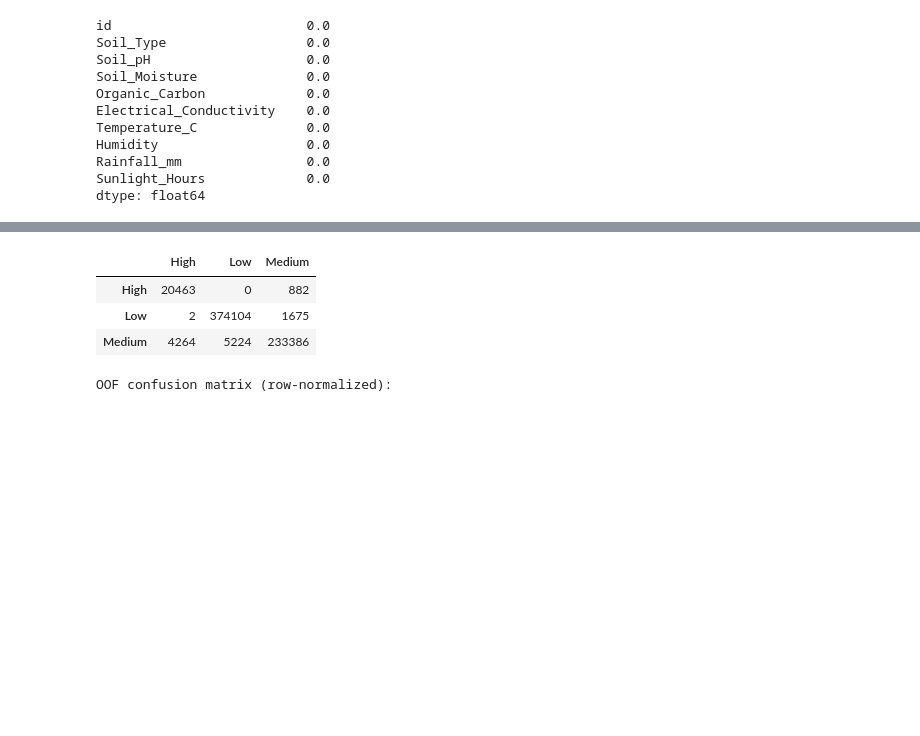
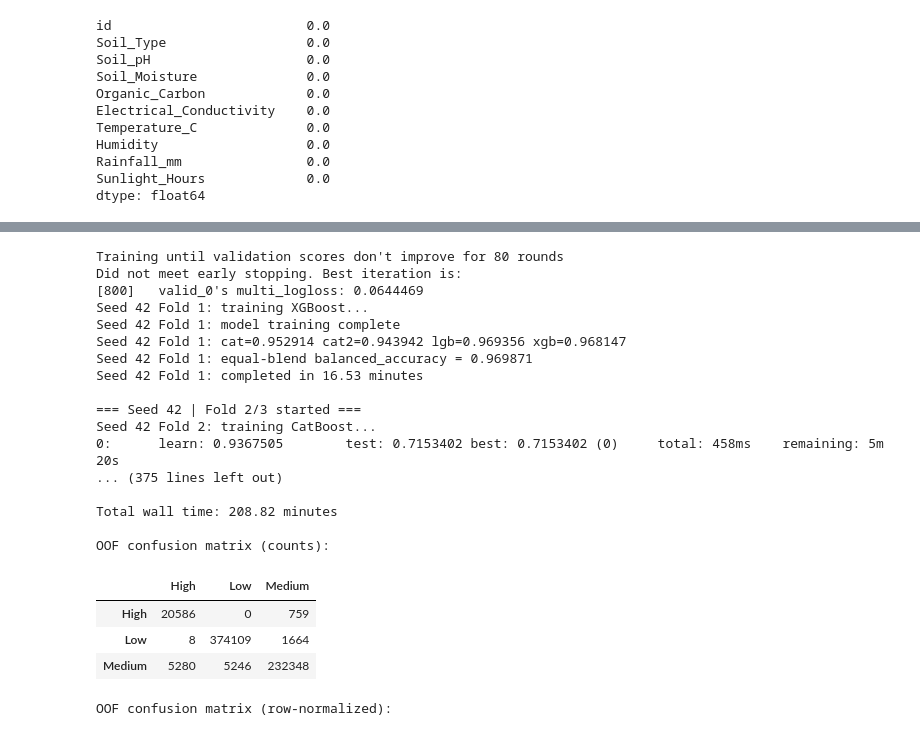
Before and after one commit to oivler/kaggle-predicting-irrigation-need, a Jupyter notebook: model.ipynb, the cells around one changed output, grey strips where cells are left out. Drawn from its saved outputs; the diff is of its cells as text; code cells hidden in the pictures; blank space fills up the shorter version.

```diff
--- a/model.ipynb
+++ b/model.ipynb
@@ -201,6 +208,18 @@ def add_engineered_features(df):
     out["feat_ph_moisture"] = out["Soil_pH"] * out["Soil_Moisture"] / 100.0
     out["feat_vpd_proxy"] = out["Temperature_C"] * (1.0 - out["Humidity"] / 100.0)
     return out
+
+
+def add_train_only_log_frequency_features(train_df, test_df, cat_cols):
+    for col in cat_cols:
+        if col not in train_df.columns:
+            continue
+        vc = train_df[col].value_counts()
+        tr = train_df[col].map(vc).fillna(0).astype(np.float64)
+        te = test_df[col].map(vc).fillna(0).astype(np.float64)
+        train_df[f"logfreq_{col}"] = np.log1p(tr)
+        test_df[f"logfreq_{col}"] = np.log1p(te)
+    return train_df, test_df
 
 
 def _fit_te_map(cat_series, y_series, classes, priors, m):
@@ -266,6 +285,11 @@ if USE_ENGINEERED_FEATURES:
     train_df = add_engineered_features(train_df)
     test_df = add_engineered_features(test_df)
 
+if USE_FREQ_FEATURES:
+    train_df, test_df = add_train_only_log_frequency_features(
+        train_df, test_df, FREQ_ENCODE_COLS
+    )
+
 pre_cols = [c for c in train_df.columns if c not in [TARGET, ID_COL, SOURCE_COL]]
 _cat_for_te = [c for c in pre_cols if train_df[c].dtype == "object"]
 if USE_TARGET_ENCODING and len(_cat_for_te) > 0:
@@ -322,7 +346,7 @@ else:
     cat_iters, cat_lr, cat_depth, cat_es, cat_verbose = 700, 0.06, 7, 80, 100
     lgb_est, lgb_lr, lgb_leaves, lgb_es = 800, 0.04, 63, 80
     xgb_est, xgb_lr, xgb_depth, xgb_es = 800, 0.04, 7, 80
-    cat2_iters, cat2_lr, cat2_depth, cat2_es, cat2_verbose = 420, 0.085, 5, 75, 80
+    cat2_iters, cat2_lr, cat2_depth, cat2_es, cat2_verbose = 500, 0.08, 6, 80, 100
 
 
 def build_meta_features(*parts):
@@ -340,6 +364,9 @@ def build_meta_features(*parts):
         ps = np.sort(p, axis=1)
         margin = (ps[:, -1] - ps[:, -2]).reshape(-1, 1)
         blocks.append(margin)
+    stacked = np.stack([np.asarray(p, dtype=np.float64) for p in parts], axis=0)
+    blocks.append(stacked.std(axis=0))
+    blocks.append(np.ptp(stacked, axis=0))
     return np.hstack(blocks)
 
 
@@ -484,7 +511,6 @@ def run_training_phase(train_df_run, phase_name):
                 learning_rate=xgb_lr,
                 max_depth=xgb_depth,
                 min_child_weight=3,
-                gamma=0.04,
                 subsample=0.9,
                 colsample_bytree=0.9,
                 reg_lambda=1.0,
@@ -681,38 +707,6 @@ def run_training_phase(train_df_run, phase_name):
             best_stack_proba_test = cv_meta_test
 
     print(f"Best stacker C: {best_stack_c} with OOF score {best_stack_score:.6f}")
-
-    print("Stacking: LDA meta-learner (OOF) + blend with LR...")
-    lda_oof = np.zeros((len(meta_oof), len(classes)), dtype=np.float64)
-    lda_test = np.zeros((len(meta_test), len(classes)), dtype=np.float64)
-    for stack_fold, (st_tr_idx, st_va_idx) in enumerate(stack_cv.split(meta_oof, y_idx), start=1):
-        sc_lda = StandardScaler()
-        Xtr = sc_lda.fit_transform(meta_oof[st_tr_idx])
-        Xva = sc_lda.transform(meta_oof[st_va_idx])
-        Xt = sc_lda.transform(meta_test)
-        lda = LinearDiscriminantAnalysis(solver="svd")
-        lda.fit(Xtr, y_idx.iloc[st_tr_idx])
-        lda_oof[st_va_idx] = lda.predict_proba(Xva)
-        lda_test += lda.predict_proba(Xt)
-    lda_test /= STACKER_SPLITS
-
-    best_meta_w = 0.0
-    best_meta_blend_score = -1.0
-    for w in np.linspace(0.0, 1.0, 41):
-        blend_oof = (1.0 - w) * best_stack_proba_oof + w * lda_oof
-        pred_lbl = [idx_to_class[i] for i in np.argmax(blend_oof, axis=1)]
-        sc = balanced_accuracy_score(y, pred_lbl)
-        if sc > best_meta_blend_score:
-            best_meta_blend_score = sc
-            best_meta_w = w
-
-    best_stack_proba_oof = (1.0 - best_meta_w) * best_stack_proba_oof + best_meta_w * lda_oof
-    best_stack_proba_test = (1.0 - best_meta_w) * best_stack_proba_test + best_meta_w * lda_test
-    best_stack_score = best_meta_blend_score
-    print(
-        f"Meta LR+LDA blend w={best_meta_w:.2f} OOF balanced_accuracy={best_meta_blend_score:.6f}"
-    )
-
     print("Searching temperature scaling on stacker OOF...")
 
     best_T = 1.0
@@ -861,6 +872,23 @@ OOF confusion matrix (counts):
+Training until validation scores don't improve for 80 rounds
+Did not meet early stopping. Best iteration is:
+[800]   valid_0's multi_logloss: 0.0644469
+Seed 42 Fold 1: training XGBoost...
+Seed 42 Fold 1: model training complete
+Seed 42 Fold 1: cat=0.952914 cat2=0.943942 lgb=0.969356 xgb=0.968147
+Seed 42 Fold 1: equal-blend balanced_accuracy = 0.969871
+Seed 42 Fold 1: completed in 16.53 minutes
+
+=== Seed 42 | Fold 2/3 started ===
+Seed 42 Fold 2: training CatBoost...
+0:      learn: 0.9367505        test: 0.7153402 best: 0.7153402 (0)     total: 458ms    remaining: 5m 20s
+... (375 lines left out)
+
+Total wall time: 208.82 minutes
+
+OOF confusion matrix (counts):
 |  | High | Low | Medium |
-| High | 20463 | 0 | 882 |
-| Low | 2 | 374104 | 1675 |
-| Medium | 4264 | 5224 | 233386 |
+| High | 20586 | 0 | 759 |
+| Low | 8 | 374109 | 1664 |
+| Medium | 5280 | 5246 | 232348 |
-OOF confusion matrix (row-normalized):
+OOF confusion matrix (row-normalized):
 |  | High | Low | Medium |
```
Also changed, not shown: parts of 6 cells of this notebook.
